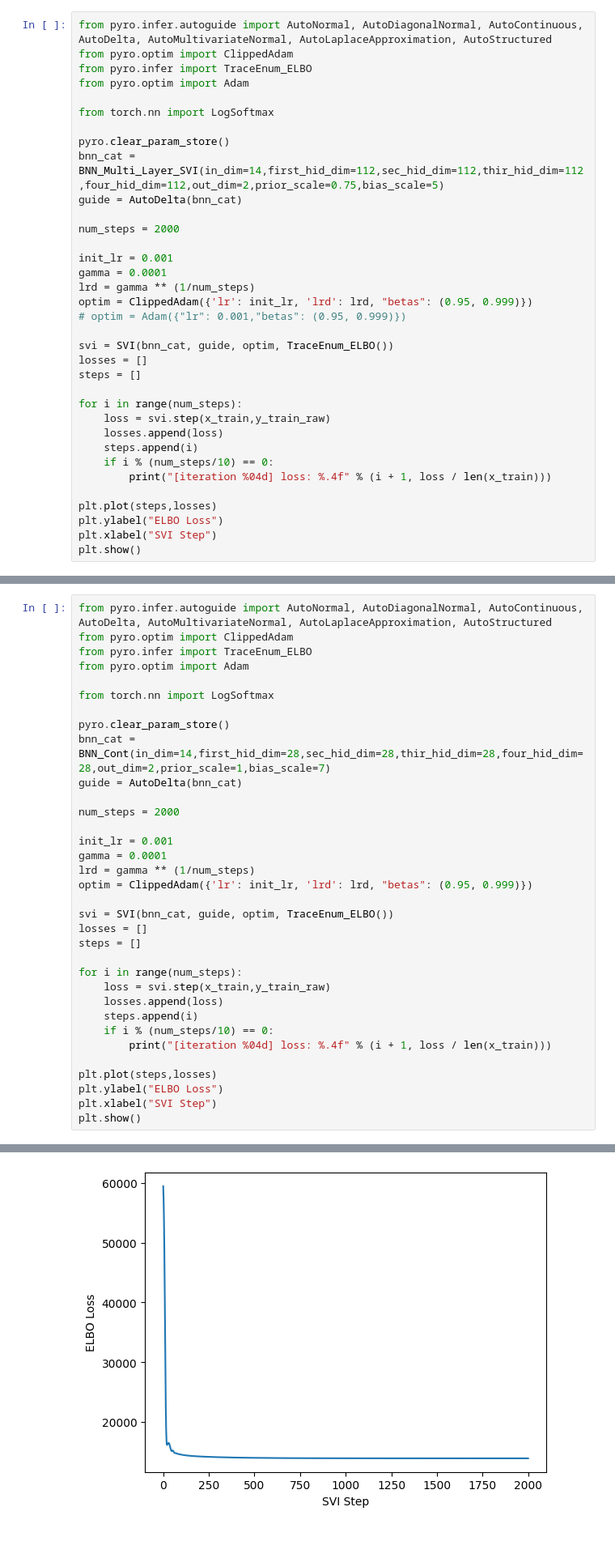
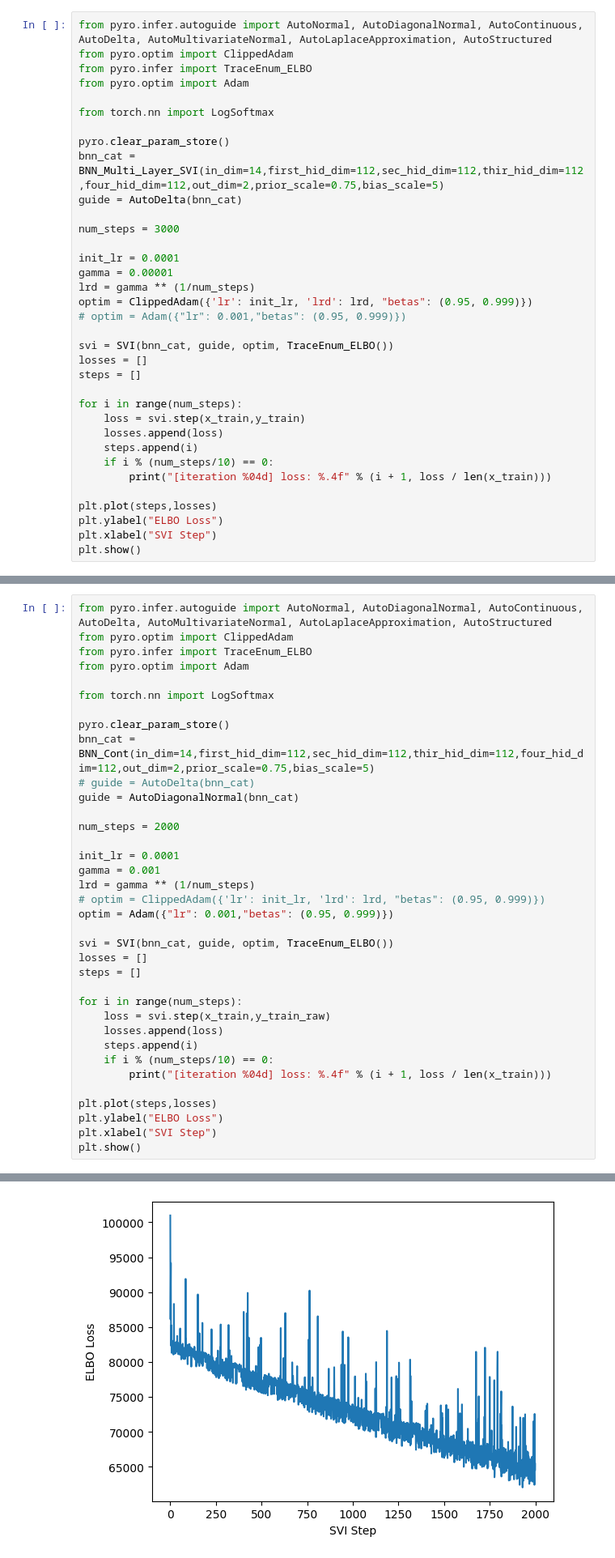
Before and after one commit to Andrei-Treil/betting_bot, a Jupyter notebook: notebooks/bnn_betting.ipynb, the cells around one changed output, grey strips where cells are left out. Shown at 81% size. Saved outputs shown, nothing was run; the diff lists cells and outputs as text.

```diff
--- a/notebooks/bnn_betting.ipynb
+++ b/notebooks/bnn_betting.ipynb
@@ -800,10 +800,10 @@ pyro.clear_param_store()
 bnn_cat = BNN_Multi_Layer_SVI(in_dim=14,first_hid_dim=112,sec_hid_dim=112,thir_hid_dim=112,four_hid_dim=112,out_dim=2,prior_scale=0.75,bias_scale=5)
 guide = AutoDelta(bnn_cat)
 
-num_steps = 2000
+num_steps = 3000
 
-init_lr = 0.001
-gamma = 0.0001
+init_lr = 0.0001
+gamma = 0.00001
 lrd = gamma ** (1/num_steps)
 optim = ClippedAdam({'lr': init_lr, 'lrd': lrd, "betas": (0.95, 0.999)})
 # optim = Adam({"lr": 0.001,"betas": (0.95, 0.999)})
@@ -813,7 +813,7 @@ losses = []
 steps = []
 
 for i in range(num_steps):
-    loss = svi.step(x_train,y_train_raw)
+    loss = svi.step(x_train,y_train)
     losses.append(loss)
     steps.append(i)
     if i % (num_steps/10) == 0:
@@ -951,15 +974,17 @@ from pyro.optim import Adam
 from torch.nn import LogSoftmax
 
 pyro.clear_param_store()
-bnn_cat = BNN_Cont(in_dim=14,first_hid_dim=28,sec_hid_dim=28,thir_hid_dim=28,four_hid_dim=28,out_dim=2,prior_scale=1,bias_scale=7)
-guide = AutoDelta(bnn_cat)
+bnn_cat = BNN_Cont(in_dim=14,first_hid_dim=112,sec_hid_dim=112,thir_hid_dim=112,four_hid_dim=112,out_dim=2,prior_scale=0.75,bias_scale=5)
+# guide = AutoDelta(bnn_cat)
+guide = AutoDiagonalNormal(bnn_cat)
 
 num_steps = 2000
 
-init_lr = 0.001
-gamma = 0.0001
+init_lr = 0.0001
+gamma = 0.001
 lrd = gamma ** (1/num_steps)
-optim = ClippedAdam({'lr': init_lr, 'lrd': lrd, "betas": (0.95, 0.999)})
+# optim = ClippedAdam({'lr': init_lr, 'lrd': lrd, "betas": (0.95, 0.999)})
+optim = Adam({"lr": 0.001,"betas": (0.95, 0.999)})
 
 svi = SVI(bnn_cat, guide, optim, TraceEnum_ELBO())
 losses = []
@@ -990,2 +1015,2 @@ plt.show()
-[figure, old version]
+[figure, new version]
 # %%
```
Also changed, not shown: parts of 9 cells of this notebook, 1 other file.
